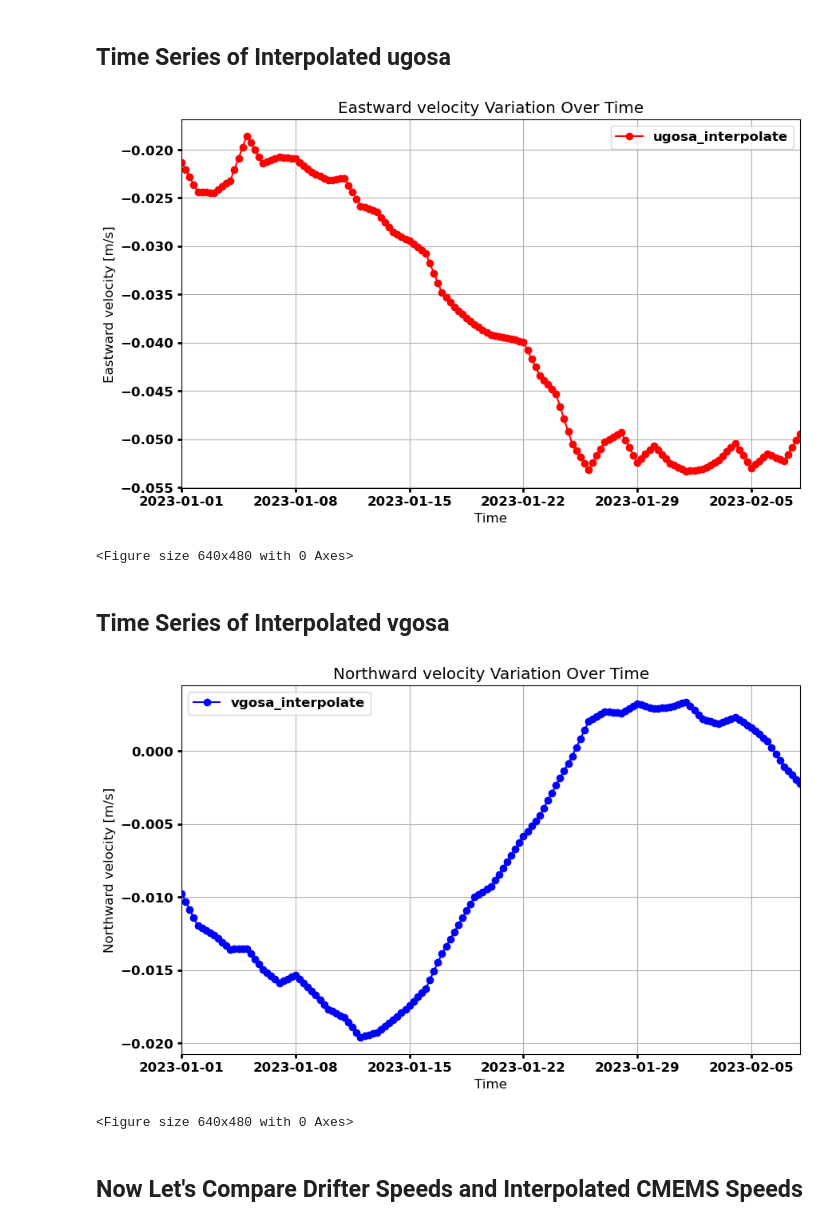
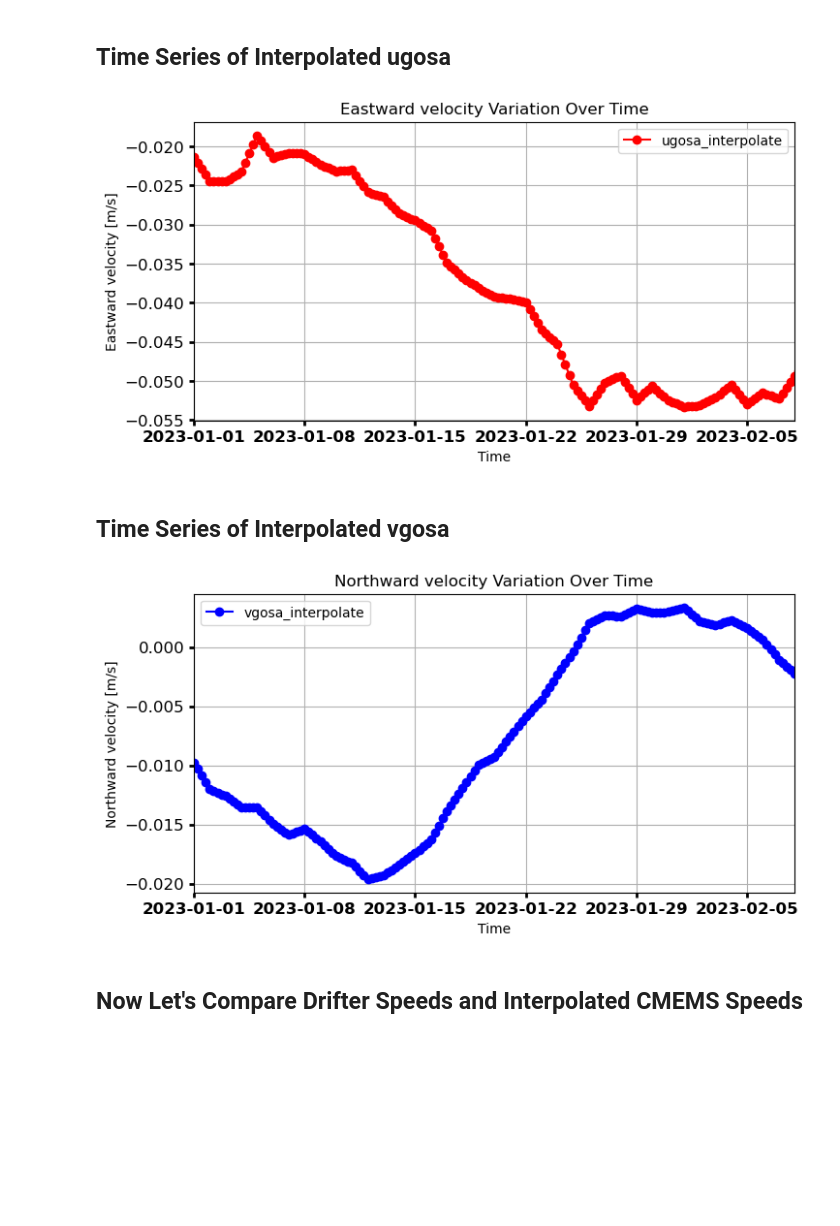
Before and after one commit to Julio-Leonel-Donfack/Courants-Derivants-Cmems, a Jupyter notebook: 3-interpolation-cmems-drifters.ipynb, the cells around one changed output. Saved outputs shown, nothing was run; the diff lists cells and outputs as text; code cells hidden in the pictures; blank space fills up the shorter version.

```diff
--- a/3-interpolation-cmems-drifters.ipynb
+++ b/3-interpolation-cmems-drifters.ipynb
@@ -318,48 +328,47 @@ plt.show()
 # Assuming you have a DataFrame named df with 'time' and 'vgosa' columns
 
 # Step 1: Plotting
-plt.figure(figsize=(10, 6))
+plt.figure(figsize=(8, 4))
 df_1=df[0:158]
 # Plot ugosa as a function of time
-plt.plot(df_1['time'], df_1['ugosa'], color='red', marker='o', linestyle='-')
+plt.plot(df_1['time'], mean_ugosa_2, color='red', marker='o', linestyle='-')
 
 # Add axis labels and title
 plt.legend(['ugosa_interpolate'])
 plt.xlabel('Time')
 plt.ylabel('Eastward velocity [m/s]')
 plt.title('Eastward velocity Variation Over Time')
 
 # Add grid
 plt.grid(True)
 
 # Set font size and font weight directly on the Axes object
 ax = plt.gca()
 ax.tick_params(axis='both', which='major', labelsize=12, width=2)
 for label in ax.get_xticklabels():
     label.set_fontweight('bold')
 
 # Set x-axis limits and tick labels
 ax.set_xlim(pd.Timestamp('2023-01-01'), pd.Timestamp('2023-02-08'))
 ax.set_xticks(pd.date_range(start='2023-01-01', end='2023-02-08', freq='168H'))
 ax.set_xticklabels(pd.date_range(start='2023-01-01', end='2023-02-08', freq='168H').strftime('%Y-%m-%d'), rotation=0)
+plt.savefig("fig11 mode.png")
 
 plt.show()
-plt.savefig("fig11 mode.png")
 # Show plot
 plt.show()
 # %% [output]
-[figure, old version]
+[figure, new version]
-<Figure size 640x480 with 0 Axes>
 # %% [markdown]
 ## Time Series of Interpolated vgosa
 # %%
 # Assuming you have a DataFrame named df with 'time' and 'vgosa' columns
 
 # Step 1: Plotting
-plt.figure(figsize=(10, 6))
+plt.figure(figsize=(8, 4))
 df_1=df[0:158]
 # Plot ugosa as a function of time
-plt.plot(df_1['time'], df_1['vgosa'], color='blue', marker='o', linestyle='-')
+plt.plot(df_1['time'], mean_vgosa_2, color='blue', marker='o', linestyle='-')
 
 # Add axis labels and title
 plt.legend(['vgosa_interpolate'])
@@ -380,14 +389,13 @@ for label in ax.get_xticklabels():
 ax.set_xlim(pd.Timestamp('2023-01-01'), pd.Timestamp('2023-02-08'))
 ax.set_xticks(pd.date_range(start='2023-01-01', end='2023-02-08', freq='168H'))
 ax.set_xticklabels(pd.date_range(start='2023-01-01', end='2023-02-08', freq='168H').strftime('%Y-%m-%d'), rotation=0)
+plt.savefig("fig12 mode.png")
 
 plt.show()
-plt.savefig("fig12 mode.png")
 # Show plot
 plt.show()
 # %% [output]
-[figure, old version]
+[figure, new version]
-<Figure size 640x480 with 0 Axes>
 # %% [markdown]
 ## Now Let's Compare Drifter Speeds and Interpolated CMEMS Speeds
 # %% [markdown]
```
Also changed, not shown: parts of 12 cells of this notebook.
